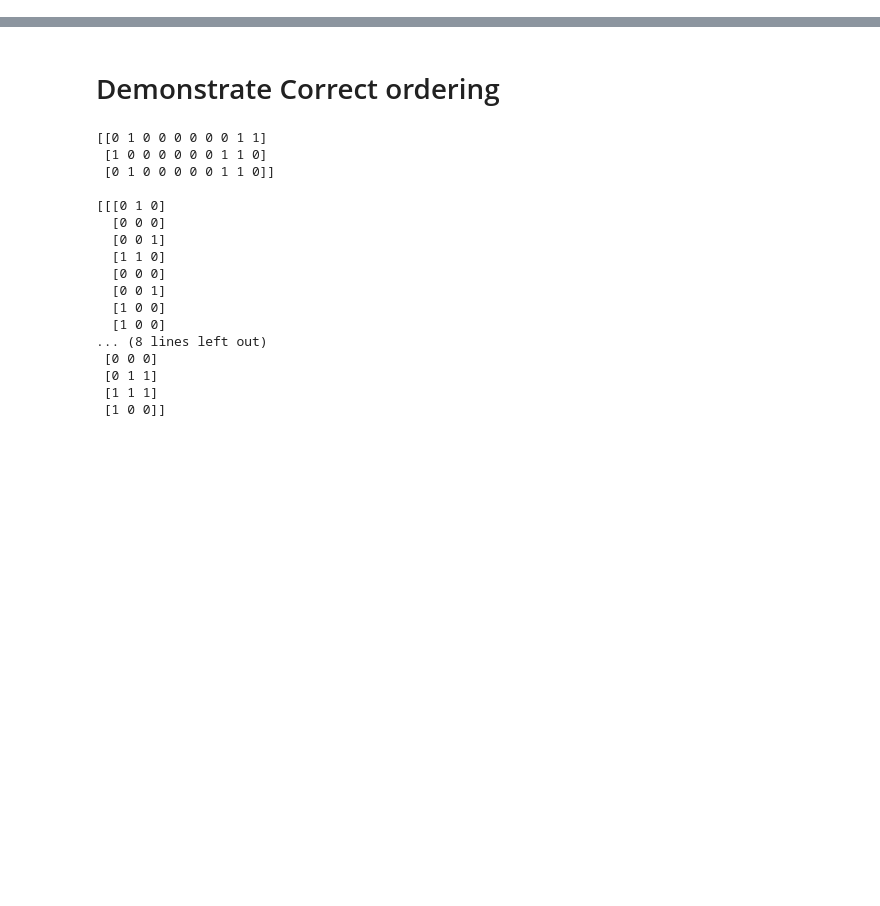
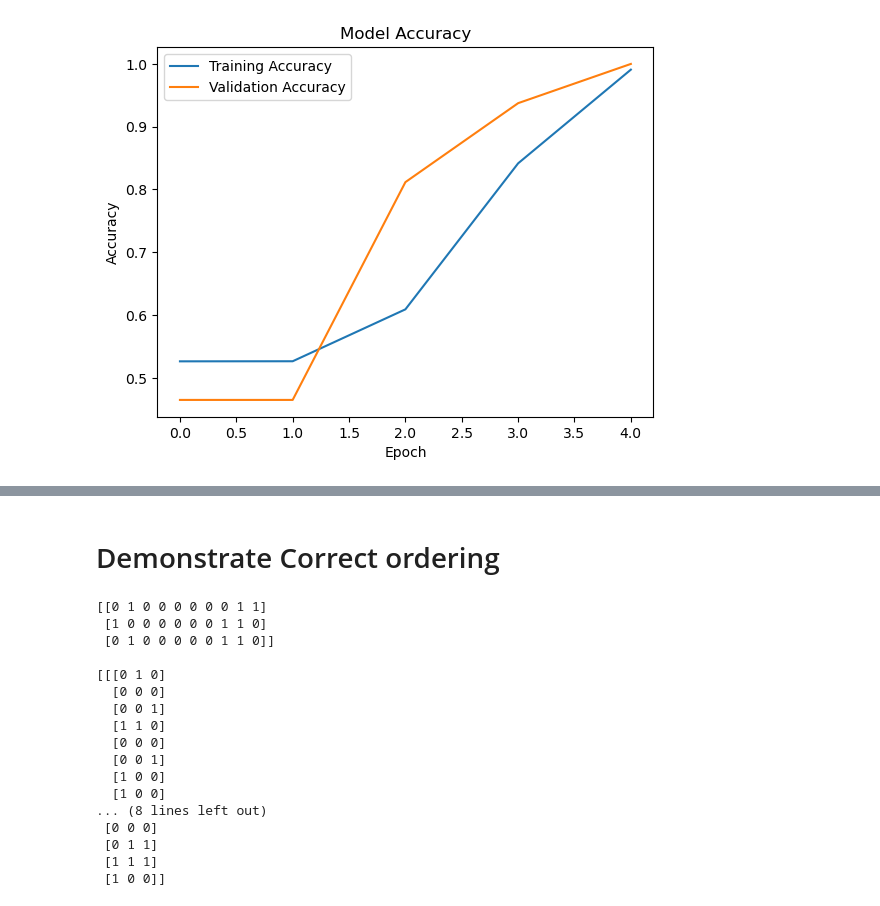
Before and after one commit to Everfade/CNNCAM, a Jupyter notebook: Learning1DCAM.ipynb, the cells around one changed output, grey strips where cells are left out. Cells and saved outputs as stored; diff of their text form; code cells hidden in the pictures; blank space fills up the shorter version.

```diff
--- a/Learning1DCAM.ipynb
+++ b/Learning1DCAM.ipynb
@@ -90,33 +119,48 @@ Data generated
 # %%
-y_train_full= Y_val_onehot
-split_ratio = 0.25
+model = tf.keras.Sequential()
+model.add(tf.keras.layers.InputLayer(input_shape=(gridsize,MEMORY_CONSTANT,1  )))
+model.add(tf.keras.layers.Conv1D(filters=num_filters, kernel_size=MEMORY_CONSTANT, padding='valid',
+                                 kernel_initializer=keras.initializers.ones(),
+                                         bias_initializer=tf.keras.initializers.Zeros(),trainable=True,use_bias=True,
+                                 activation="relu"
+                                  ))
+
+#model.add(tf.keras.layers.SimpleRNN(units=1, return_sequences=True, activation='relu',
+ #                              kernel_initializer=tf.keras.initializers.Ones()))
+
+model.add(tf.keras.layers.Reshape((gridsize,1)))
+model.add(tf.keras.layers.Dense(units=2, activation="softmax" ,
+                                kernel_initializer=tf.keras.initializers.Ones(),
+                                bias_initializer=tf.keras.initializers.he_normal()))
+model.add(Wraparound1D(padding=1))
+model.add(tf.keras.layers.Conv1D(gridsize, 3, activation='relu', padding='valid',  trainable=True) )
+
+model.add(tf.keras.layers.Conv1D(gridsize, 1, activation='relu', padding='same'))
+
+model.add(tf.keras.layers.Dense(units=2, activation="softmax" ,
+                                kernel_initializer=tf.keras.initializers.Ones(),
+                                bias_initializer=tf.keras.initializers.he_normal()))
+
+model.compile(optimizer=tf.keras.optimizers.Adam(learning_rate=1e-3),
+              loss=loss, metrics=['accuracy'])
+model.summary()
+early_stopping_callback = CustomCallback()
 x_train_reshaped=[]
-for data_point in x_train:
-    x_train_reshaped.append(np.transpose(data_point))
-x_train_reshaped=np.array(x_train_reshaped)
 
-split_point_x = int(len(x_train_reshaped) * split_ratio)
-split_point_y = int(len(y_train_full) * split_ratio)
+x_train_reshaped=tf.convert_to_tensor(x_train , dtype=tf.float32)
 
-x_test = x_train_reshaped[:split_point_x]
-y_test = y_train_full[:split_point_y]
-x_train = x_train_reshaped[split_point_x:]
-y_train = y_train_full[split_point_y:]
-split_ratio = 0.5
+history=model.fit(x_train_reshaped, y_train,
+          validation_data=(x_val, y_val)
+          ,epochs=15
+        , batch_size=1,callbacks=[early_stopping_callback])
+model.evaluate(x_test,y_test)
 
-split_point_x = int(len(x_test) * split_ratio)
-split_point_y = int(len(y_test) * split_ratio)
-
-
-x_val = x_test[:split_point_x]
-y_val = y_test[:split_point_x]
-x_test = x_test[split_point_x:]
-y_test = y_test[split_point_x:]
-
-print("x_train shape:", x_train.shape)
-print("y_train shape:", y_train.shape)
-print("x_val shape:", x_val.shape)
-print("y_val shape:", y_val.shape)
-print("x_test shape:", x_test.shape)
-print("y_test shape:", y_test.shape)
+plt.plot(history.history['accuracy'], label='Training Accuracy')
+plt.plot(history.history['val_accuracy'], label='Validation Accuracy')
+plt.title('Model Accuracy')
+plt.xlabel('Epoch')
+plt.ylabel('Accuracy')
+plt.legend(loc='upper left')
+plt.savefig('accuracy_plot.png')
+plt.show()
 # %% [output]
@@ -128,0 +184 @@ y_test shape: (128, 10, 2)
+[figure, added]
```
Also changed, not shown: parts of 21 cells of this notebook, 3 other files.
